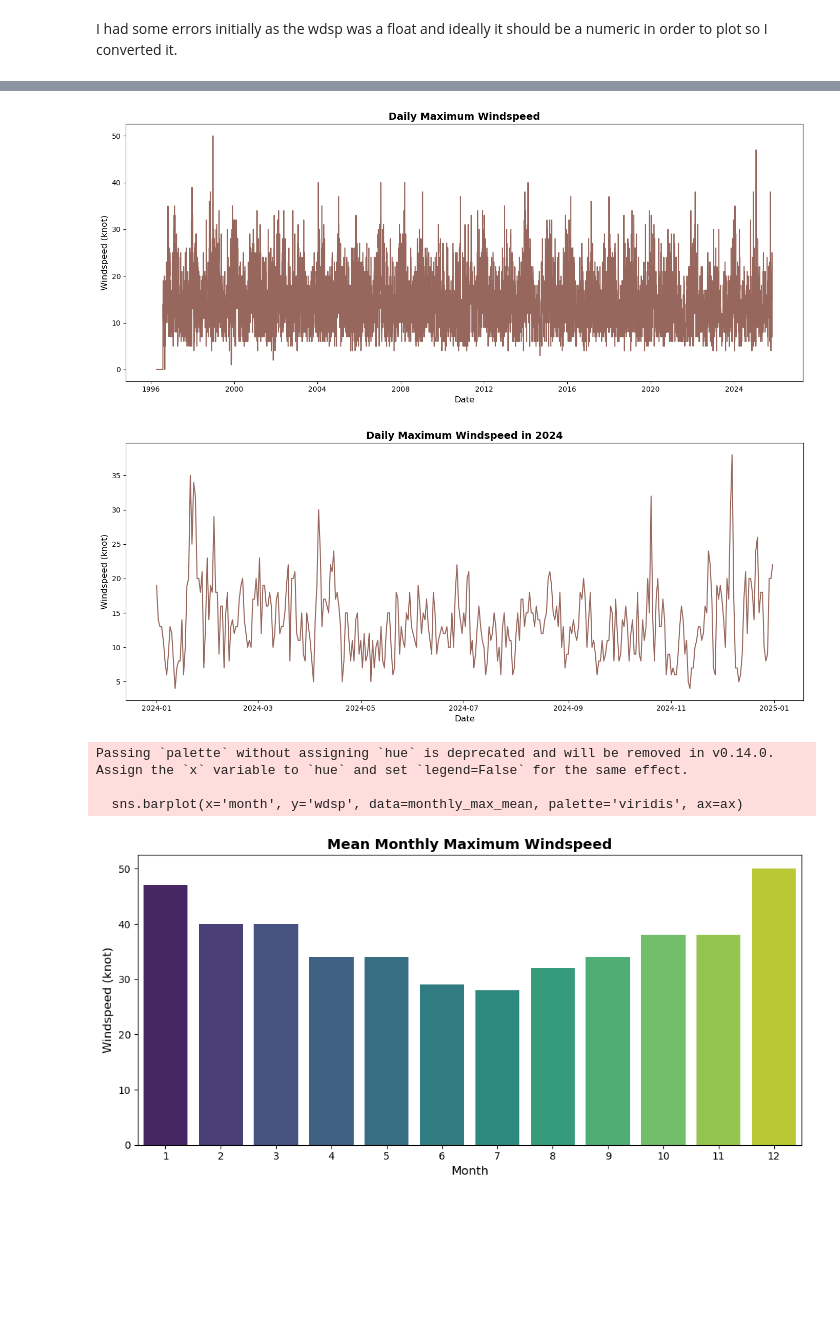
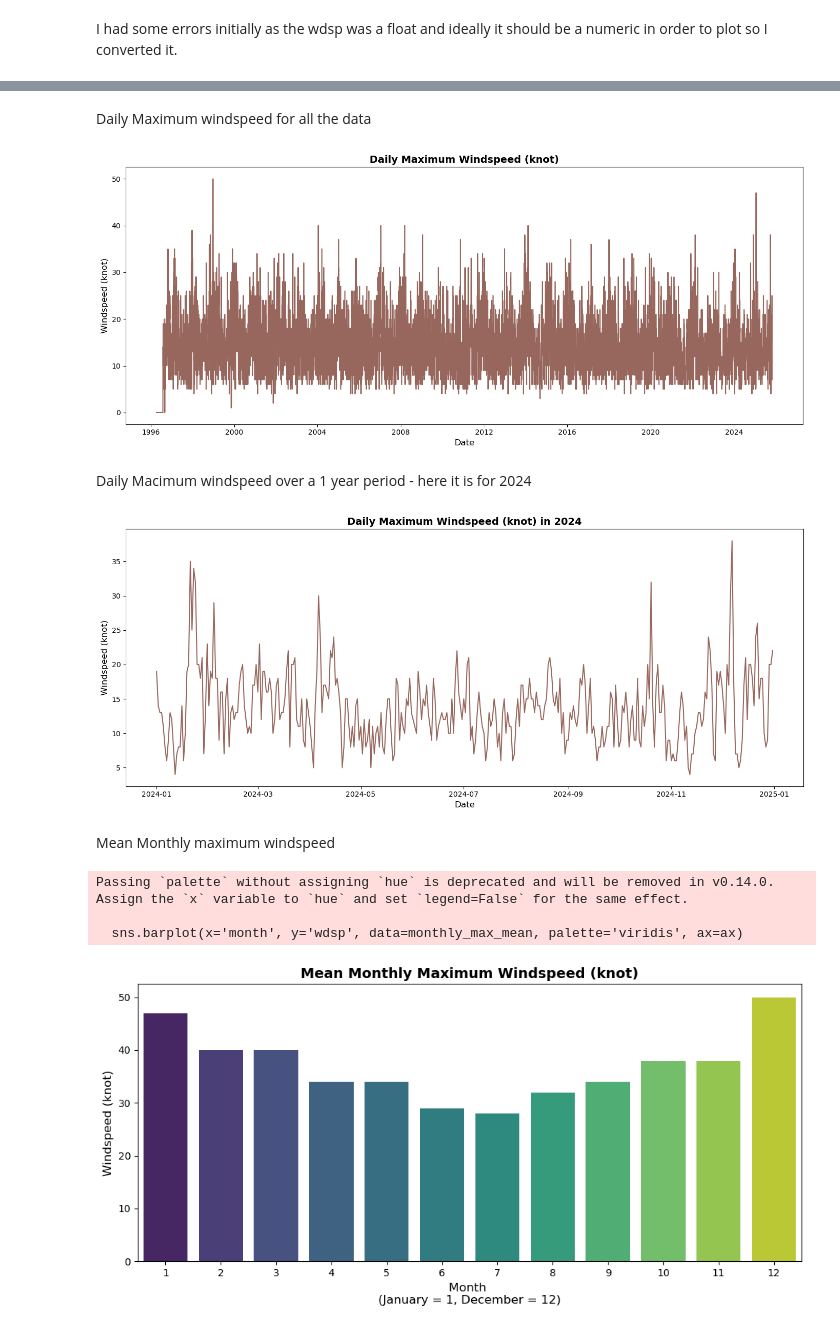
Before and after one commit to KaiiMenai/programming-for-data-analytics, a Jupyter notebook: pfda-assignments/assignment06-weather.ipynb, the cells around one changed output, grey strips where cells are left out. Cells and saved outputs as stored; diff of their text form; code cells hidden in the pictures; blank space fills up the shorter version.

```diff
--- a/pfda-assignments/assignment06-weather.ipynb
+++ b/pfda-assignments/assignment06-weather.ipynb
@@ -196,16 +171,20 @@ plt.show()
+# %% [markdown]
+Daily Maximum windspeed for all the data
 # %%
 # Plotting the maximum windspeed for each day
 daily_max = df.groupby('date_only')['wdsp'].max().reset_index()
 fig, ax = plt.subplots(figsize=(14, 6))
 ax.plot(daily_max['date_only'], daily_max['wdsp'], linewidth=1.5, color='#8c564b', alpha=0.9)
-ax.set_title('Daily Maximum Windspeed', fontsize=14, fontweight='bold')
+ax.set_title('Daily Maximum Windspeed (knot)', fontsize=14, fontweight='bold')
 ax.set_xlabel('Date', fontsize=12)
 ax.set_ylabel('Windspeed (knot)', fontsize=12)
 plt.tight_layout()
 plt.savefig('daily_max_windspeed.png', dpi=150, bbox_inches='tight')
 plt.show()
 # %% [output]
-[figure, old version]
+[figure, new version]
+# %% [markdown]
+Daily Macimum windspeed over a 1 year period - here it is for 2024
 # %%
 # Daily macimum windspeed over a 1 year period - to see the data more clearly,
 # Specify the year you want to plot
@@ -220,30 +199,32 @@ daily_max = df_year.groupby('date_only')['wdsp'].max().reset_index()
 # Plot
 fig, ax = plt.subplots(figsize=(14, 6))
 ax.plot(daily_max['date_only'], daily_max['wdsp'], linewidth=1.5, color='#8c564b', alpha=0.9)
-ax.set_title(f'Daily Maximum Windspeed in {year}', fontsize=14, fontweight='bold')
+ax.set_title(f'Daily Maximum Windspeed (knot) in {year}', fontsize=14, fontweight='bold')
 ax.set_xlabel('Date', fontsize=12)
 ax.set_ylabel('Windspeed (knot)', fontsize=12)
 plt.tight_layout()
 plt.savefig(f'daily_max_windspeed_{year}.png', dpi=150, bbox_inches='tight')
 plt.show()
 # %% [output]
-[figure, old version]
+[figure, new version]
+# %% [markdown]
+Mean Monthly maximum windspeed
 # %%
 # I now need to plot the monthly meam of the daily maximum windspeed
 df['month'] = df['date'].dt.month
 monthly_max_mean = df.groupby('month')['wdsp'].max().reset_index()
 
 # I now need to plot the monthly mean of the daily maximum windspeed
 fig, ax = plt.subplots(figsize=(10, 5))
 sns.barplot(x='month', y='wdsp', data=monthly_max_mean, palette='viridis', ax=ax)
-ax.set_title('Mean Monthly Maximum Windspeed', fontsize=14, fontweight='bold')
-ax.set_xlabel('Month', fontsize=12)
+ax.set_title('Mean Monthly Maximum Windspeed (knot)', fontsize=14, fontweight='bold')
+ax.set_xlabel('Month \n(January = 1, December = 12)', fontsize=12)
 ax.set_ylabel('Windspeed (knot)', fontsize=12)
 plt.tight_layout()
 plt.savefig('mean_monthly_max_windspeed.png', dpi=150, bbox_inches='tight')
 plt.show()
 # %% [output]
 Passing `palette` without assigning `hue` is deprecated and will be removed in v0.14.0. Assign the `x` variable to `hue` and set `legend=False` for the same effect.
 
   sns.barplot(x='month', y='wdsp', data=monthly_max_mean, palette='viridis', ax=ax)
-[figure, old version]
+[figure, new version]
```
Also changed, not shown: parts of 8 cells of this notebook, 8 other files.
